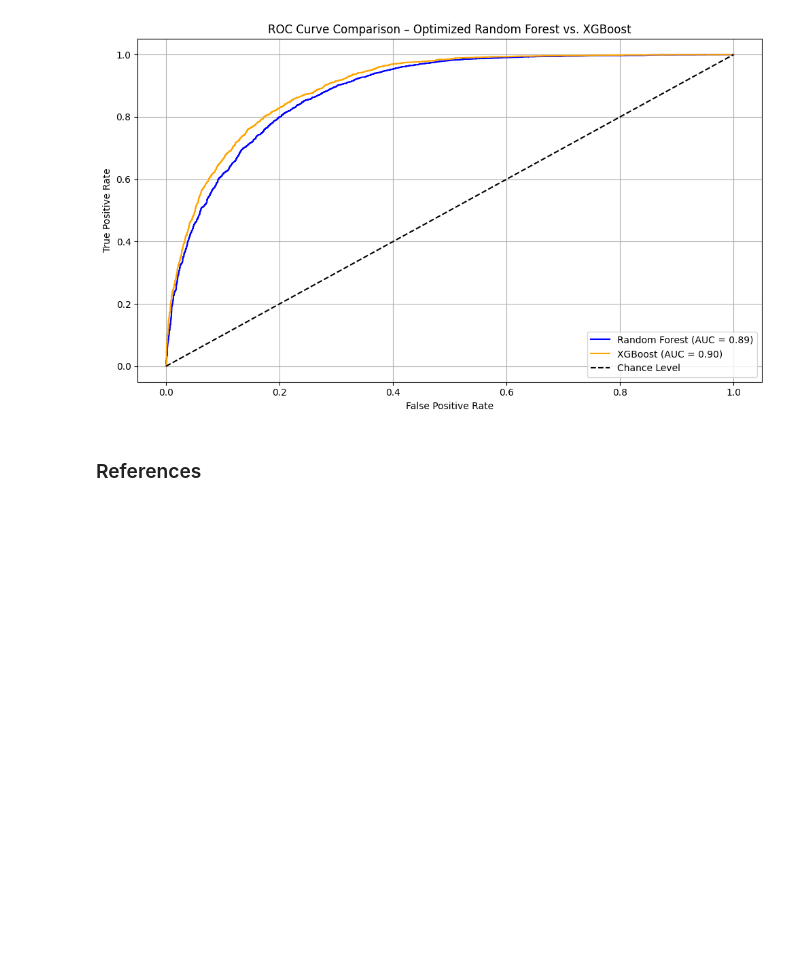
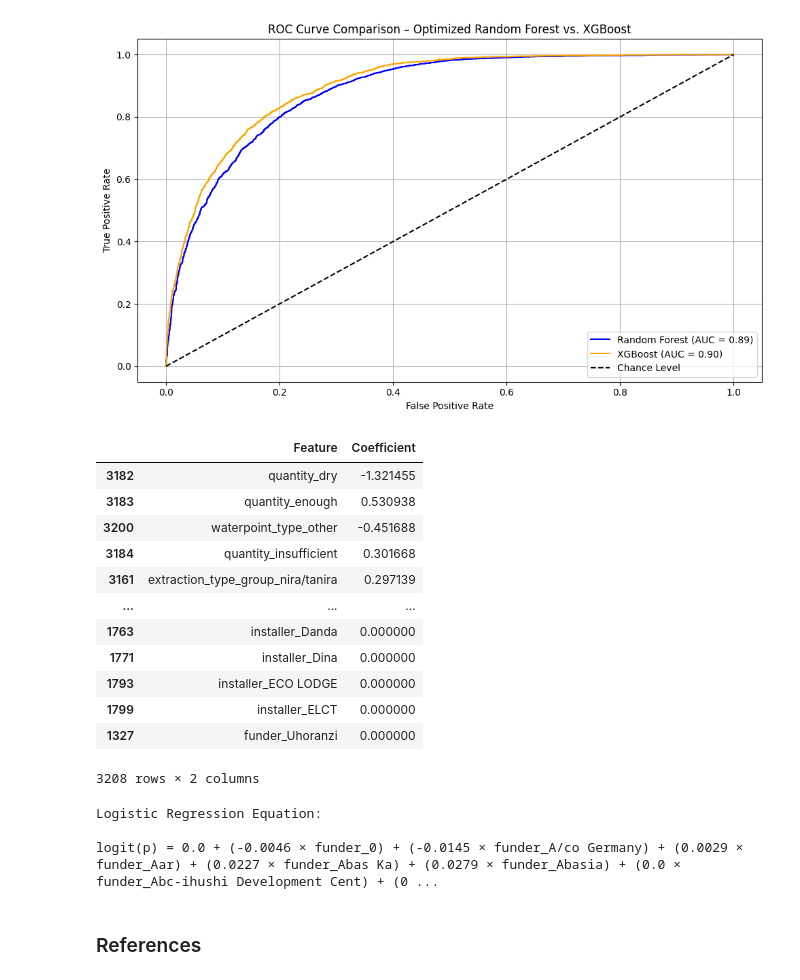
Before and after one commit to KatieKimberling/ads-502-team-project, a Jupyter notebook: Pump_It_Up_MSADS502_Final_Project2.0.ipynb, the cells around one changed output. Cells and saved outputs as stored; diff of their text form; code cells hidden in the pictures; blank space fills up the shorter version.

```diff
--- a/Pump_It_Up_MSADS502_Final_Project2.0.ipynb
+++ b/Pump_It_Up_MSADS502_Final_Project2.0.ipynb
@@ -1134,6 +1130,59 @@ plt.tight_layout()
 plt.show()
 # %% [output]
 [figure]
+# %%
+import pandas as pd
+import numpy as np
+
+# Retrieve feature names from the column transformer (OneHotEncoder step specifically)
+from sklearn.preprocessing import OneHotEncoder
+
+# Extract feature names from both 'cat' and 'remainder' transformers
+cat_features = column_transformer.named_transformers_['cat'].get_feature_names_out(column_transformer.transformers_[0][2])
+remainder_features = column_transformer.transformers_[1][2]  # these are passed through as-is
+feature_names = np.concatenate([cat_features, remainder_features])
+
+# Get model coefficients and intercept
+coefficients = log_reg.coef_[0]
+intercept = log_reg.intercept_[0]
+
+# Combine into a DataFrame for easy display
+coef_df = pd.DataFrame({
+    'Feature': feature_names,
+    'Coefficient': coefficients
+})
+
+# Sort by absolute value of coefficients (for interpretability)
+coef_df['Abs(Coefficient)'] = coef_df['Coefficient'].abs()
+coef_df_sorted = coef_df.sort_values(by='Abs(Coefficient)', ascending=False)
+
+# Display top coefficients
+from IPython.display import display
+display(coef_df_sorted[['Feature', 'Coefficient']])
+
+# Display the regression equation
+equation_terms = [f"({round(coef, 4)} × {name})" for coef, name in zip(coefficients, feature_names)]
+regression_equation = " + ".join(equation_terms)
+regression_equation = f"logit(p) = {round(intercept, 4)} + " + regression_equation
+print("\nLogistic Regression Equation:\n")
+print(regression_equation)
+# %% [output]
+|  | Feature | Coefficient |
+| 3182 | quantity_dry | -1.321455 |
+| 3183 | quantity_enough | 0.530938 |
+| 3200 | waterpoint_type_other | -0.451688 |
+| 3184 | quantity_insufficient | 0.301668 |
+| 3161 | extraction_type_group_nira/tanira | 0.297139 |
+| ... | ... | ... |
+| 1763 | installer_Danda | 0.000000 |
+| 1771 | installer_Dina | 0.000000 |
+| 1793 | installer_ECO LODGE | 0.000000 |
+| 1799 | installer_ELCT | 0.000000 |
+| 1327 | funder_Uhoranzi | 0.000000 |
+3208 rows × 2 columns
+Logistic Regression Equation:
+
+logit(p) = 0.0 + (-0.0046 × funder_0) + (-0.0145 × funder_A/co Germany) + (0.0029 × funder_Aar) + (0.0227 × funder_Abas Ka) + (0.0279 × funder_Abasia) + (0.0 × funder_Abc-ihushi Development Cent) + (0 ...
 # %% [markdown]
 ### References
 # %% [markdown]
```
Also changed, not shown: parts of 1 cell of this notebook.
